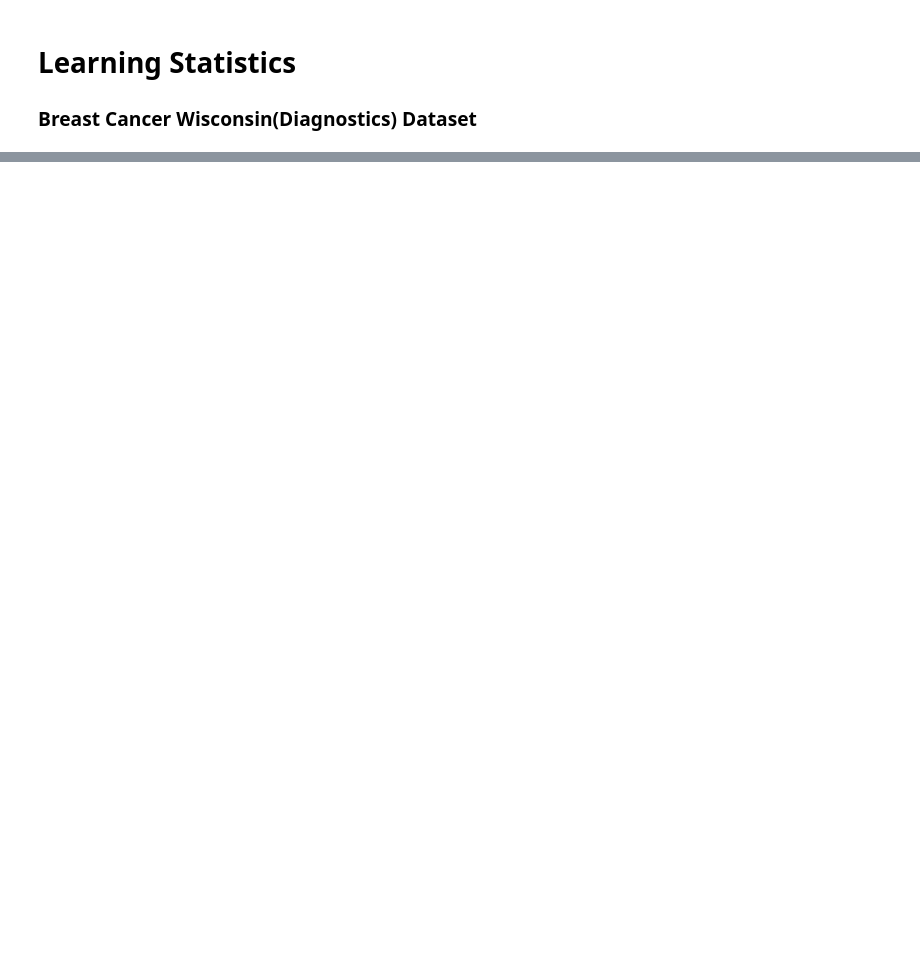
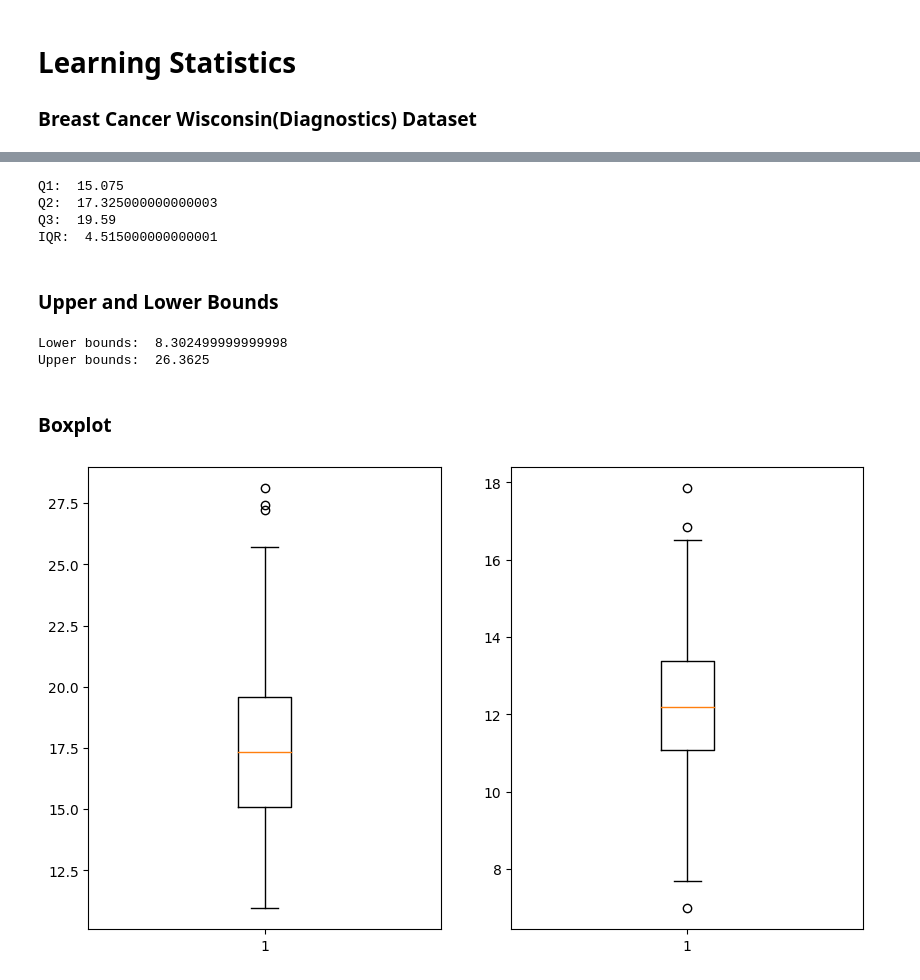
Before and after one commit to andidprastyo/tumor_analysis, a Jupyter notebook: analysis_notebook.ipynb, the cells around one changed output, grey strips where cells are left out. Saved outputs shown, nothing was run; the diff lists cells and outputs as text; code cells hidden in the pictures; blank space fills up the shorter version.

Commit message:
Adding Boxplot, Bounds and Boxplot

```diff
--- a/analysis_notebook.ipynb
+++ b/analysis_notebook.ipynb
@@ -17,0 +49,43 @@ df.head()
+# %%
+# Calculate the quartiles
+
+q1 = df[df["diagnosis"] == "M"].radius_mean.quantile(0.25)
+q2 = df[df["diagnosis"] == "M"].radius_mean.quantile(0.5)
+q3 = df[df["diagnosis"] == "M"].radius_mean.quantile(0.75)
+
+print("Q1: ", q1)
+print("Q2: ", q2)
+print("Q3: ", q3)
+
+# Calculate the interquartile range
+IQR = q3 - q1
+print("IQR: ", IQR)
+# %% [output]
+Q1:  15.075
+Q2:  17.325000000000003
+Q3:  19.59
+IQR:  4.515000000000001
+# %% [markdown]
+### Upper and Lower Bounds
+# %%
+low_bounds = q1 - 1.5 * IQR
+up_bounds = q3 + 1.5 * IQR
+
+print("Lower bounds: ", low_bounds)
+print("Upper bounds: ", up_bounds)
+# %% [output]
+Lower bounds:  8.302499999999998
+Upper bounds:  26.3625
+# %% [markdown]
+### Boxplot
+# %%
+# Plotting the diagnosis column into boxplot
+
+plt.figure(figsize=(10,6))
+plt.subplot(1,2,1)
+m = plt.boxplot(df[df["diagnosis"] == "M"].radius_mean)
+plt.subplot(1,2,2)
+b = plt.boxplot(df[df["diagnosis"] == "B"].radius_mean)
+plt.show()
+# %% [output]
+[figure, added]
```
Also changed, not shown: parts of 6 cells of this notebook.
